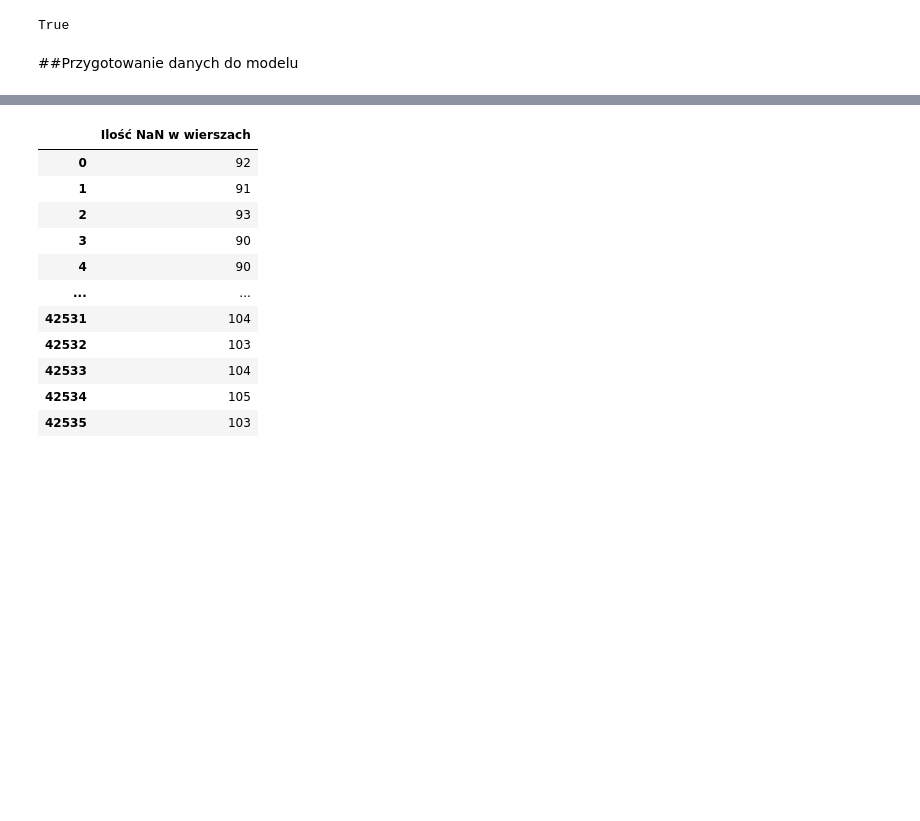
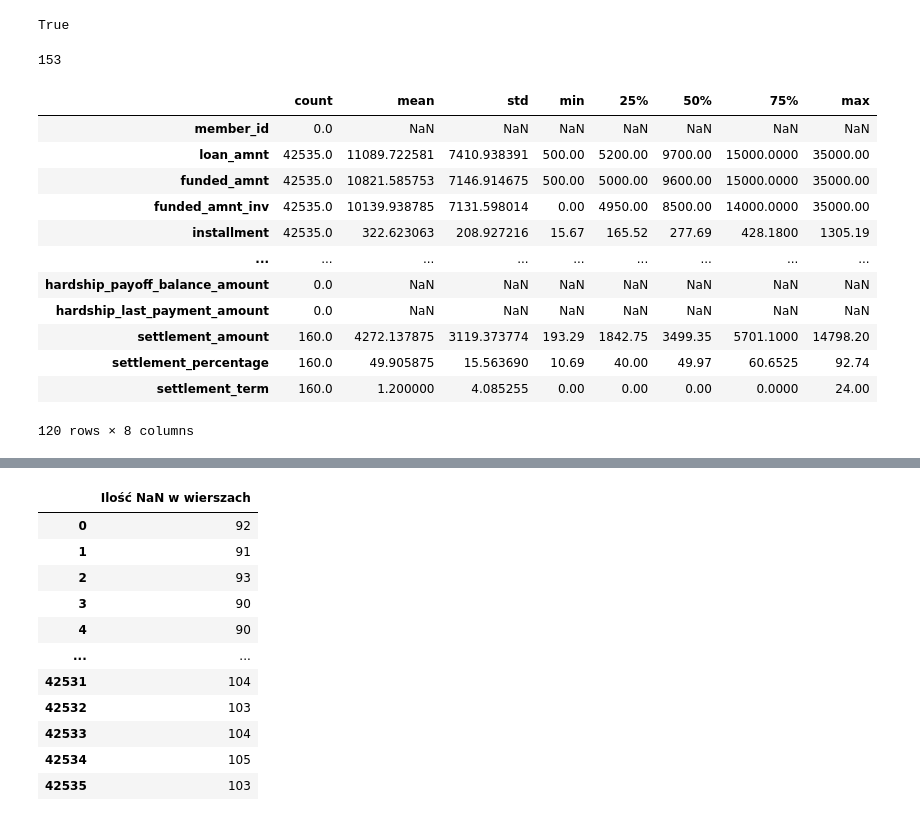
Before and after one commit to Hubert26/machine-learning, a Jupyter notebook: project_Hubert_Szewczyk.ipynb, the cells around one changed output, grey strips where cells are left out. Saved outputs shown, nothing was run; the diff lists cells and outputs as text; code cells hidden in the pictures; blank space fills up the shorter version.

```diff
--- a/project_Hubert_Szewczyk.ipynb
+++ b/project_Hubert_Szewczyk.ipynb
@@ -76,5 +81,23 @@ df.describe()
 len(df['id'].unique())==df.shape[0]
 # %% [output]
 True
-# %% [markdown]
-##Przygotowanie danych do modelu
+# %%
+len(df_info[df_info.columns.tolist()[0]].unique())
+# %% [output]
+153
+# %%
+pd.DataFrame(df.describe()).T
+# %% [output]
+|  | count | mean | std | min | 25% | 50% | 75% | max |
+| member_id | 0.0 | NaN | NaN | NaN | NaN | NaN | NaN | NaN |
+| loan_amnt | 42535.0 | 11089.722581 | 7410.938391 | 500.00 | 5200.00 | 9700.00 | 15000.0000 | 35000.00 |
+| funded_amnt | 42535.0 | 10821.585753 | 7146.914675 | 500.00 | 5000.00 | 9600.00 | 15000.0000 | 35000.00 |
+| funded_amnt_inv | 42535.0 | 10139.938785 | 7131.598014 | 0.00 | 4950.00 | 8500.00 | 14000.0000 | 35000.00 |
+| installment | 42535.0 | 322.623063 | 208.927216 | 15.67 | 165.52 | 277.69 | 428.1800 | 1305.19 |
+| ... | ... | ... | ... | ... | ... | ... | ... | ... |
+| hardship_payoff_balance_amount | 0.0 | NaN | NaN | NaN | NaN | NaN | NaN | NaN |
+| hardship_last_payment_amount | 0.0 | NaN | NaN | NaN | NaN | NaN | NaN | NaN |
+| settlement_amount | 160.0 | 4272.137875 | 3119.373774 | 193.29 | 1842.75 | 3499.35 | 5701.1000 | 14798.20 |
+| settlement_percentage | 160.0 | 49.905875 | 15.563690 | 10.69 | 40.00 | 49.97 | 60.6525 | 92.74 |
+| settlement_term | 160.0 | 1.200000 | 4.085255 | 0.00 | 0.00 | 0.00 | 0.0000 | 24.00 |
+120 rows × 8 columns
```
Also changed, not shown: parts of 12 cells of this notebook.
